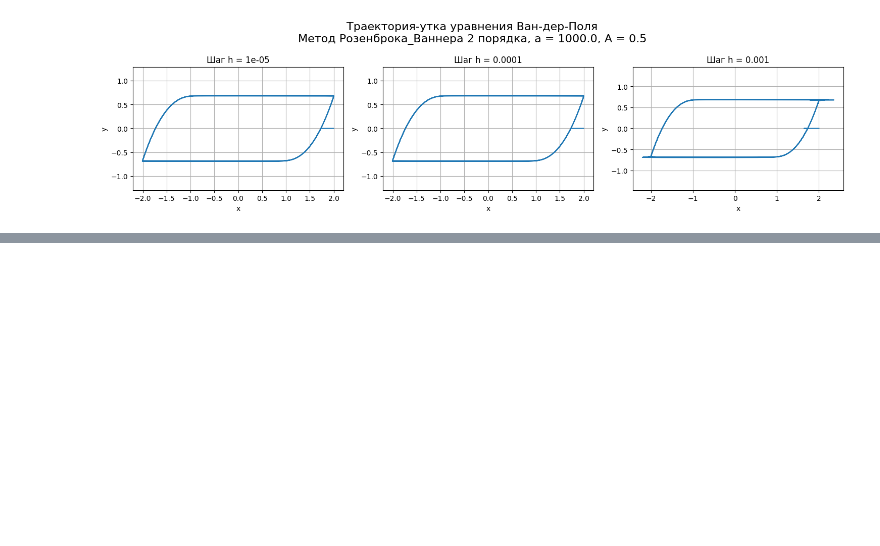
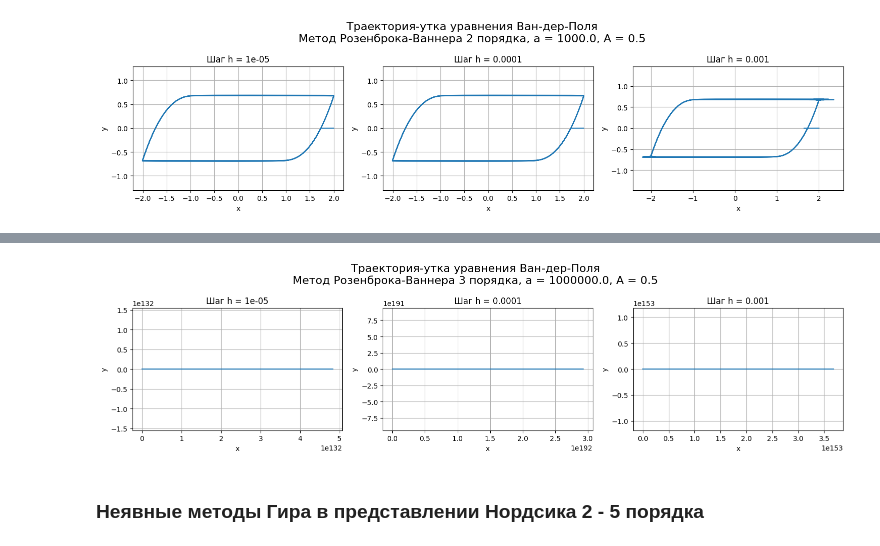
Before and after one commit to oncominglane/computational_mathematics, a Jupyter notebook: sem2/lab2/lab2.ipynb, the cells around one changed output, grey strips where cells are left out. Cells and saved outputs as stored; diff of their text form; code cells hidden in the pictures; blank space fills up the shorter version.

```diff
--- a/sem2/lab2/lab2.ipynb
+++ b/sem2/lab2/lab2.ipynb
@@ -747,0 +771,6 @@ drawing(integrate_rosenbrock, f, Y0, t_start=t_0, t_stop=t_1, order=2, a=a1, A=A
+# %%
+drawing(integrate_rosenbrock, f, Y0, t_start=t_0, t_stop=t_1, order=3, a=a2, A=A1, llen=3)
+# %% [output]
+[figure, added]
+# %% [markdown]
+### **Неявные методы Гира в представлении Нордсика 2 - 5 порядка**
```
Also changed, not shown: parts of 13 cells of this notebook.
